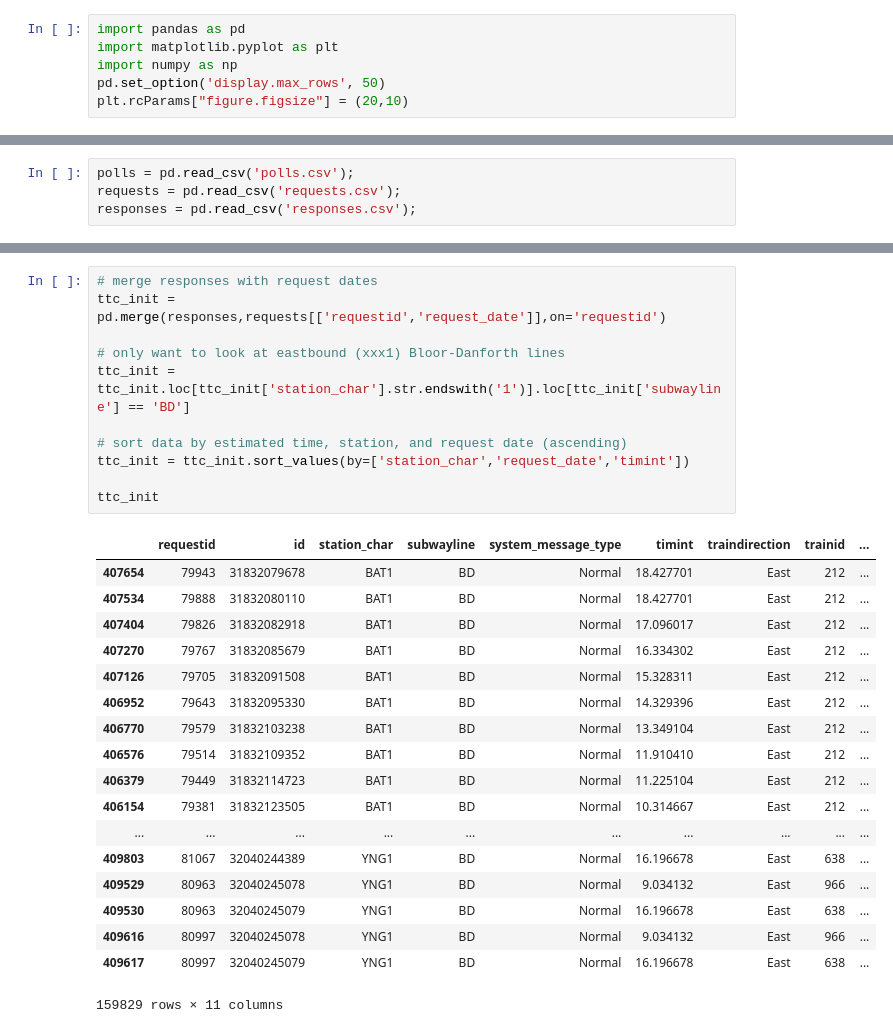
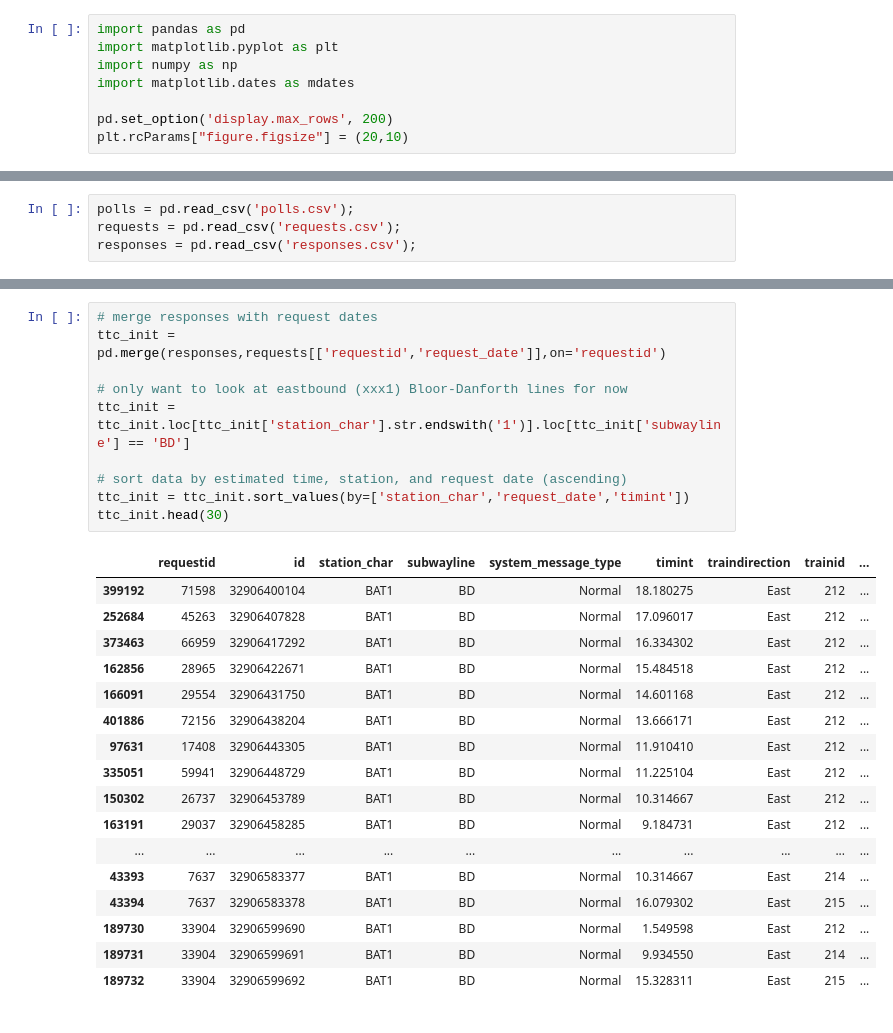
Before and after one commit to CivicTechTO/ttc_subway_times, a Jupyter notebook: doc/ttc_headway_analysis.ipynb, the cells around one changed output, grey strips where cells are left out. Saved outputs shown, nothing was run; the diff lists cells and outputs as text.

```diff
--- a/doc/ttc_headway_analysis.ipynb
+++ b/doc/ttc_headway_analysis.ipynb
@@ -7,7 +7,9 @@ The 'headway' is the length of time between the arrival times of two consecutive
 import pandas as pd
 import matplotlib.pyplot as plt
 import numpy as np
-pd.set_option('display.max_rows', 50)
+import matplotlib.dates as mdates
+
+pd.set_option('display.max_rows', 200)
 plt.rcParams["figure.figsize"] = (20,10)
 # %% [markdown]
 ## Read in data
@@ -20,30 +29,28 @@ responses = pd.read_csv('responses.csv');
 # %%
 # merge responses with request dates
 ttc_init = pd.merge(responses,requests[['requestid','request_date']],on='requestid')
 
-# only want to look at eastbound (xxx1) Bloor-Danforth lines
+# only want to look at eastbound (xxx1) Bloor-Danforth lines for now
 ttc_init = ttc_init.loc[ttc_init['station_char'].str.endswith('1')].loc[ttc_init['subwayline'] == 'BD']
 
 # sort data by estimated time, station, and request date (ascending)
 ttc_init = ttc_init.sort_values(by=['station_char','request_date','timint'])
-
-ttc_init
+ttc_init.head(30)
 # %% [output]
 |  | requestid | id | station_char | subwayline | system_message_type | timint | traindirection | trainid | ... |
-| 407654 | 79943 | 31832079678 | BAT1 | BD | Normal | 18.427701 | East | 212 | ... |
-| 407534 | 79888 | 31832080110 | BAT1 | BD | Normal | 18.427701 | East | 212 | ... |
-| 407404 | 79826 | 31832082918 | BAT1 | BD | Normal | 17.096017 | East | 212 | ... |
-| 407270 | 79767 | 31832085679 | BAT1 | BD | Normal | 16.334302 | East | 212 | ... |
-| 407126 | 79705 | 31832091508 | BAT1 | BD | Normal | 15.328311 | East | 212 | ... |
-| 406952 | 79643 | 31832095330 | BAT1 | BD | Normal | 14.329396 | East | 212 | ... |
-| 406770 | 79579 | 31832103238 | BAT1 | BD | Normal | 13.349104 | East | 212 | ... |
-| 406576 | 79514 | 31832109352 | BAT1 | BD | Normal | 11.910410 | East | 212 | ... |
-| 406379 | 79449 | 31832114723 | BAT1 | BD | Normal | 11.225104 | East | 212 | ... |
-| 406154 | 79381 | 31832123505 | BAT1 | BD | Normal | 10.314667 | East | 212 | ... |
+| 399192 | 71598 | 32906400104 | BAT1 | BD | Normal | 18.180275 | East | 212 | ... |
+| 252684 | 45263 | 32906407828 | BAT1 | BD | Normal | 17.096017 | East | 212 | ... |
+| 373463 | 66959 | 32906417292 | BAT1 | BD | Normal | 16.334302 | East | 212 | ... |
+| 162856 | 28965 | 32906422671 | BAT1 | BD | Normal | 15.484518 | East | 212 | ... |
+| 166091 | 29554 | 32906431750 | BAT1 | BD | Normal | 14.601168 | East | 212 | ... |
+| 401886 | 72156 | 32906438204 | BAT1 | BD | Normal | 13.666171 | East | 212 | ... |
+| 97631 | 17408 | 32906443305 | BAT1 | BD | Normal | 11.910410 | East | 212 | ... |
+| 335051 | 59941 | 32906448729 | BAT1 | BD | Normal | 11.225104 | East | 212 | ... |
+| 150302 | 26737 | 32906453789 | BAT1 | BD | Normal | 10.314667 | East | 212 | ... |
+| 163191 | 29037 | 32906458285 | BAT1 | BD | Normal | 9.184731 | East | 212 | ... |
 | ... | ... | ... | ... | ... | ... | ... | ... | ... | ... |
-| 409803 | 81067 | 32040244389 | YNG1 | BD | Normal | 16.196678 | East | 638 | ... |
-| 409529 | 80963 | 32040245078 | YNG1 | BD | Normal | 9.034132 | East | 966 | ... |
-| 409530 | 80963 | 32040245079 | YNG1 | BD | Normal | 16.196678 | East | 638 | ... |
-| 409616 | 80997 | 32040245078 | YNG1 | BD | Normal | 9.034132 | East | 966 | ... |
-| 409617 | 80997 | 32040245079 | YNG1 | BD | Normal | 16.196678 | East | 638 | ... |
+| 43393 | 7637 | 32906583377 | BAT1 | BD | Normal | 10.314667 | East | 214 | ... |
+| 43394 | 7637 | 32906583378 | BAT1 | BD | Normal | 16.079302 | East | 215 | ... |
+| 189730 | 33904 | 32906599690 | BAT1 | BD | Normal | 1.549598 | East | 212 | ... |
+| 189731 | 33904 | 32906599691 | BAT1 | BD | Normal | 9.934550 | East | 214 | ... |
+| 189732 | 33904 | 32906599692 | BAT1 | BD | Normal | 15.328311 | East | 215 | ... |
-159829 rows × 11 columns
```
Also changed, not shown: parts of 35 cells of this notebook, 1 other file.
